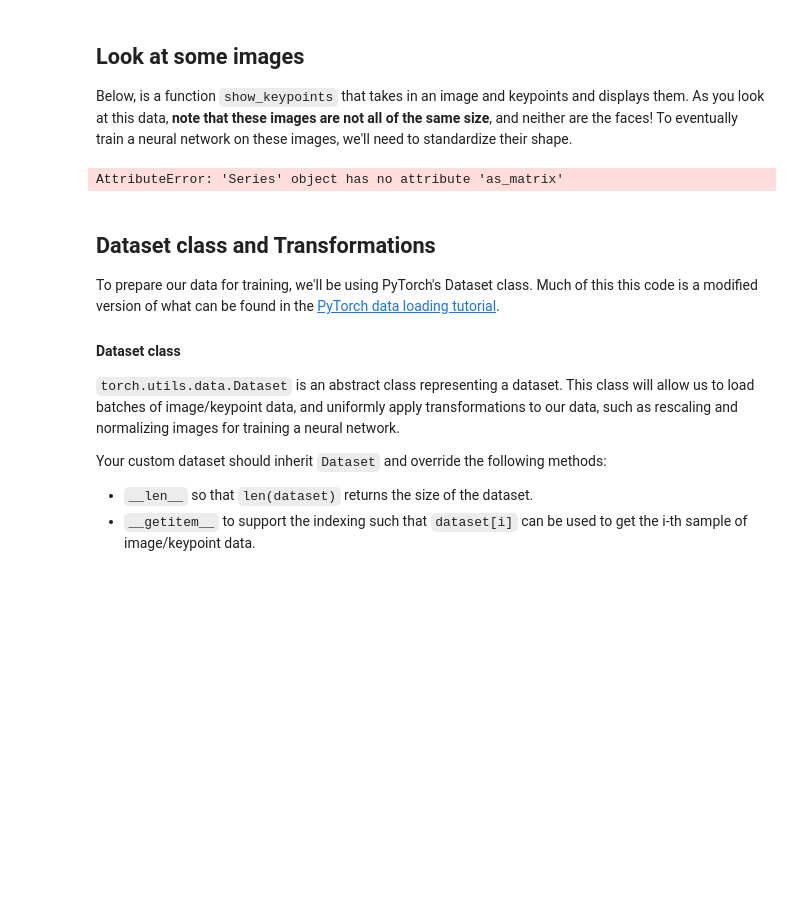
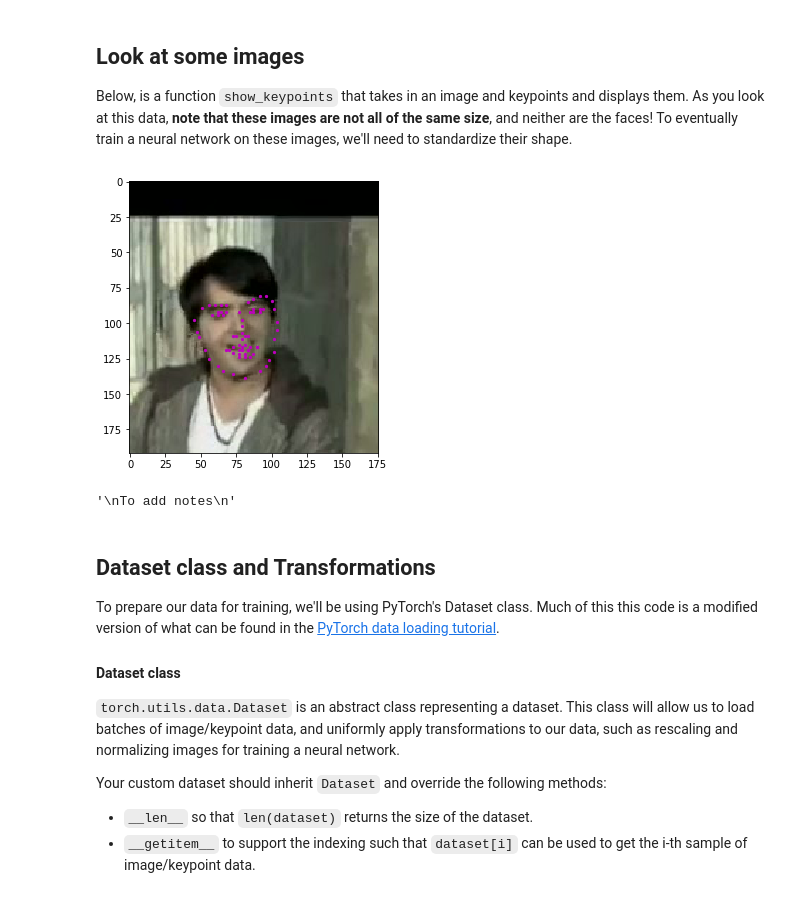
Before and after one commit to Ahmed-Mokhtar-Abdelsattar/Facial_Keypoints_Detection, a Jupyter notebook: 1. Load and Visualize Data.ipynb, the cells around one changed output. Saved outputs shown, nothing was run; the diff lists cells and outputs as text; code cells hidden in the pictures; blank space fills up the shorter version.

Commit message:
correction as_matrix()
#correction as_matrix() is replaced by to_numpy()

```diff
--- a/1. Load and Visualize Data.ipynb
+++ b/1. Load and Visualize Data.ipynb
@@ -77,25 +77,27 @@ def show_keypoints(image, key_pts):
 # %%
 # Display a few different types of images by changing the index n
 
 # select an image by index in our data frame
 n = 0
 image_name = key_pts_frame.iloc[n, 0]
-key_pts = key_pts_frame.iloc[n, 1:].as_matrix()#Pandas Series.as_matrix() function is used to convert the given series or dataframe object to Numpy-array representation.
+key_pts = key_pts_frame.iloc[n, 1:].to_numpy()#Pandas Series.as_matrix() function is used to convert the given series or dataframe object to Numpy-array representation.
+#correction as_matrix() is replaced by to_numpy()
 key_pts = key_pts.astype('float').reshape(-1, 2)# reshape--> -1 means the same
 
 plt.figure(figsize=(5, 5))
 show_keypoints(mpimg.imread(os.path.join('/data/training/', image_name)), key_pts) # call the function we made
 plt.show()
 """
 To add notes
 """
 #key_pts_frame
 #key_pts_frame.shape
 #key_pts   # for sure for the selected (index 0) row
 #key_pts.shape # matrix x,y ig 2*3
 #key_pts.ndim # matrix dimentions 1D, 2D, 3D
 # %% [output]
+[figure, added]
-AttributeError: 'Series' object has no attribute 'as_matrix'
+'\nTo add notes\n'
 # %% [markdown]
 ## Dataset class and Transformations
 
```
Also changed, not shown: parts of 5 cells of this notebook.
